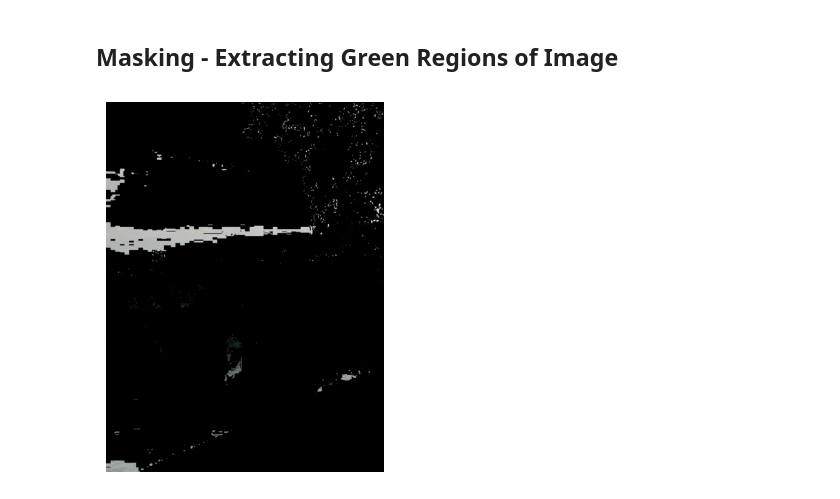
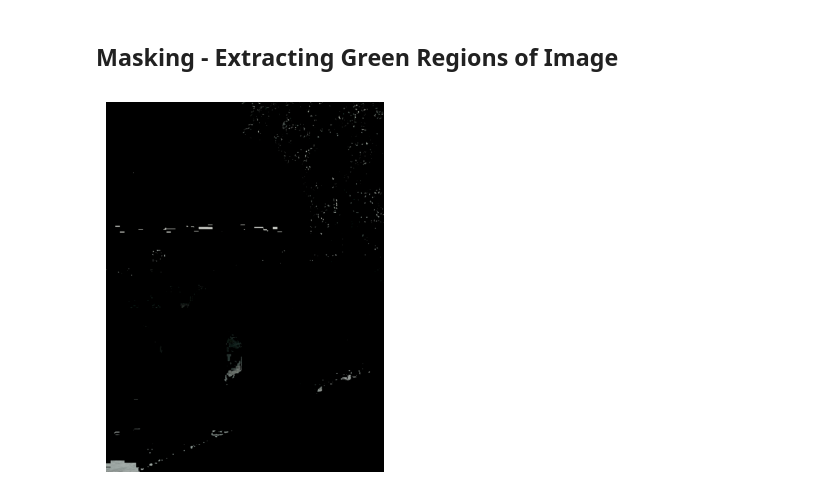
Before and after one commit to chunwee/Image-Processing, a Jupyter notebook: image_processing.ipynb, the cells around one changed output. Cells and saved outputs as stored; diff of their text form; code cells hidden in the pictures.

```diff
--- a/image_processing.ipynb
+++ b/image_processing.ipynb
@@ -110,17 +110,17 @@ display_img(image_sharp)
 # %%
 # Convert image colour space to HSV
 hsv = cv2.cvtColor(image, cv2.COLOR_BGR2HSV)
 
 # Define lower and upper bounds
-lower_green = np.array([36,0,0])
+lower_green = np.array([38,8,8])
 upper_green = np.array([85,255,255])
 
 # Mask
 mask = cv2.inRange(hsv,lower_green,upper_green)
 
 # Apply mask to image
 image_masked = cv2.bitwise_and(image, image, mask=mask)
 
 display_img(image_masked)
 # %% [output]
-[figure, old version]
+[figure, new version]
```
